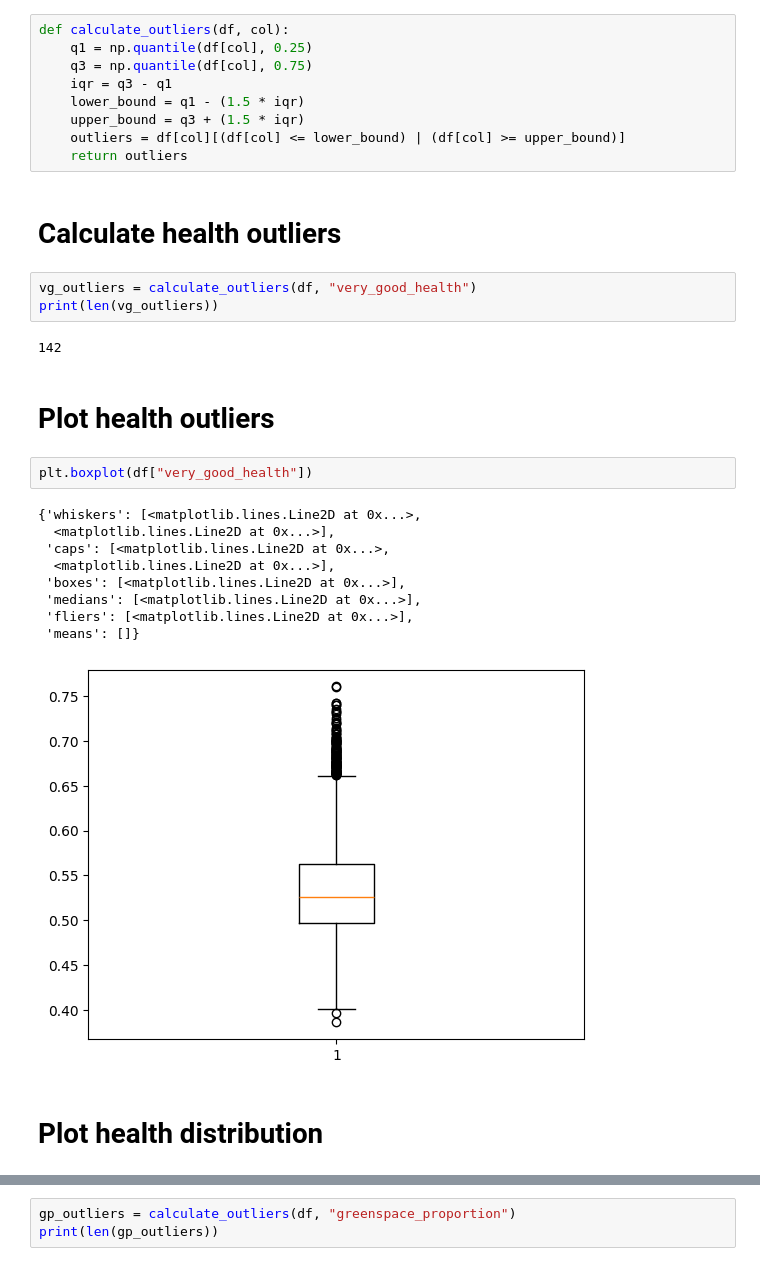
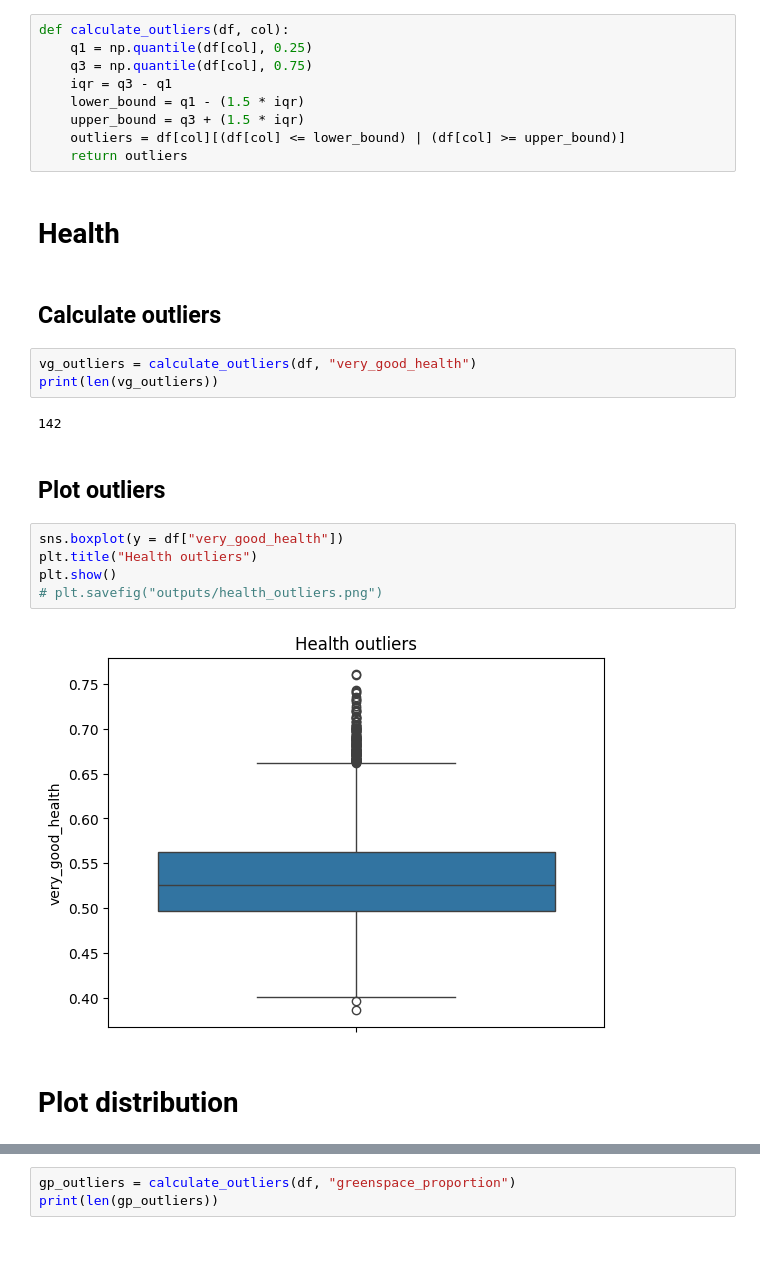
Before and after one commit to NathanDean/greenspace, a Jupyter notebook: 04_exploratory_data_analysis.ipynb, the cells around one changed output, grey strips where cells are left out. Drawn from its saved outputs; the diff is of its cells as text.

```diff
--- a/04_exploratory_data_analysis.ipynb
+++ b/04_exploratory_data_analysis.ipynb
@@ -28,26 +27,23 @@ def calculate_outliers(df, col):
     upper_bound = q3 + (1.5 * iqr)
     outliers = df[col][(df[col] <= lower_bound) | (df[col] >= upper_bound)]
     return outliers
+# %% [markdown]
+# Health
 # %% [markdown]
-# Calculate health outliers
+## Calculate outliers
 # %%
 vg_outliers = calculate_outliers(df, "very_good_health")
 print(len(vg_outliers))
 # %% [output]
 142
 # %% [markdown]
-# Plot health outliers
+## Plot outliers
-# %%
-plt.boxplot(df["very_good_health"])
-# %% [output]
-{'whiskers': [<matplotlib.lines.Line2D at 0x...>,
-  <matplotlib.lines.Line2D at 0x...>],
- 'caps': [<matplotlib.lines.Line2D at 0x...>,
-  <matplotlib.lines.Line2D at 0x...>],
- 'boxes': [<matplotlib.lines.Line2D at 0x...>],
- 'medians': [<matplotlib.lines.Line2D at 0x...>],
- 'fliers': [<matplotlib.lines.Line2D at 0x...>],
- 'means': []}
-[figure, removed]
+# %%
+sns.boxplot(y = df["very_good_health"])
+plt.title("Health outliers")
+plt.show()
+# plt.savefig("outputs/health_outliers.png")
+# %% [output]
+[figure, added]
 # %% [markdown]
-# Plot health distribution
+# Plot distribution
```
Also changed, not shown: parts of 31 cells of this notebook, 15 other files.
